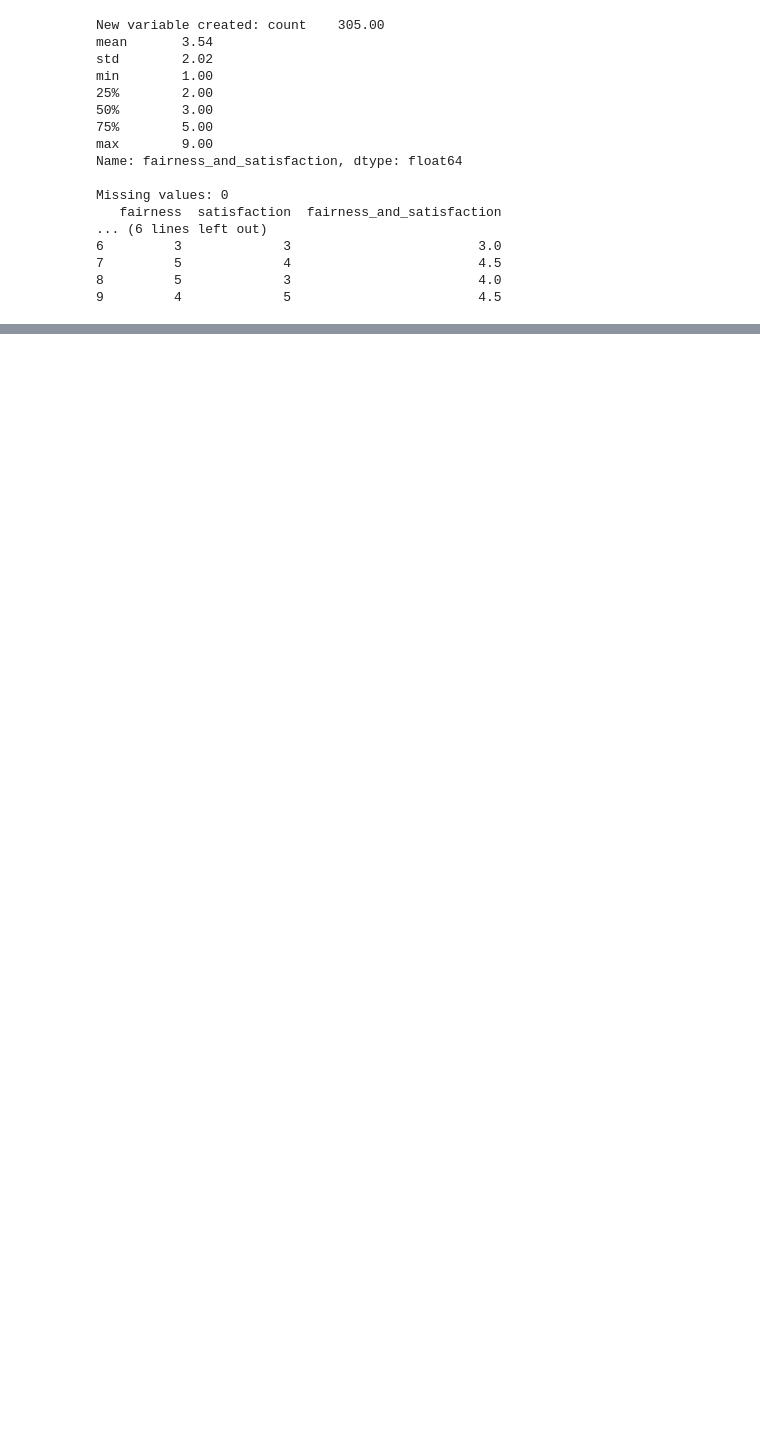
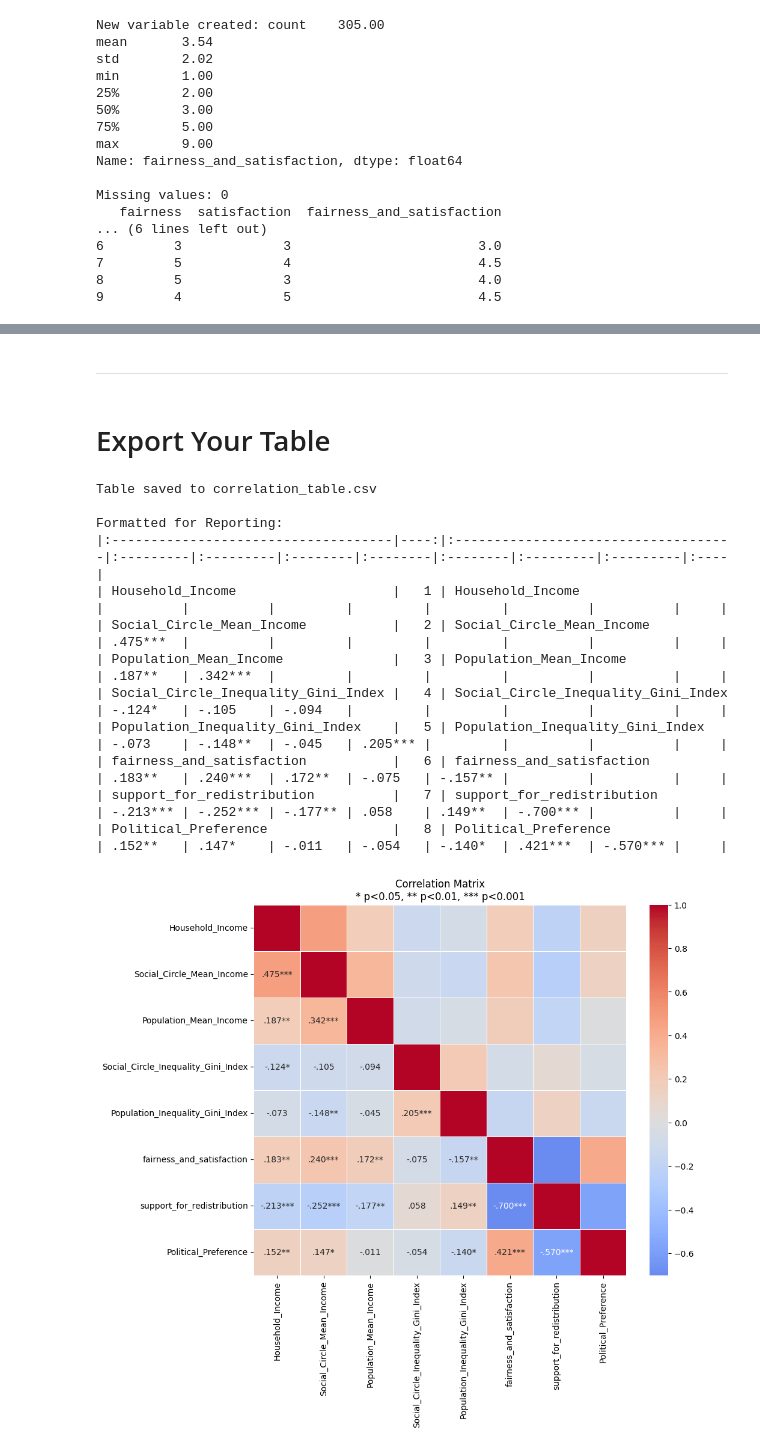
Before and after one commit to npisar/SI313-homework, a Jupyter notebook: correlation.ipynb, the cells around one changed output, grey strips where cells are left out. Drawn from its saved outputs; the diff is of its cells as text; code cells hidden in the pictures; blank space fills up the shorter version.

```diff
--- a/correlation.ipynb
+++ b/correlation.ipynb
@@ -178,0 +248,12 @@ Calculate descriptive statistics slide 27
+# %%
+# first check that au the variables are the right type
+print(df[key_vars].dtypes)
+
+# they weren't when I did this, so fix that
+df[key_vars] = df[key_vars].apply(pd.to_numeric, errors='coerce')
+
+# Calculate correlation matrix
+correlation_matrix = df[key_vars].corr(method='pearson')
+
+r_values = correlation_matrix
+print(r_values)
@@ -178,0 +384,41 @@ Calculate descriptive statistics slide 27
+# %% [markdown]
+---
+# %% [markdown]
+# Export Your Table
+# %%
+# Save to CSV for easy import into your write–up
+apa_table.to_csv('correlation_table.csv')
+print("Table saved to correlation_table.csv")
+
+# Or create a nicely formatted version for viewing
+print("\nFormatted for Reporting:")
+print(apa_table.to_markdown())
+
+report_df = apa_table.drop(columns=["#", "Variable"])
+
+# You can also create a visualization
+plt.figure(figsize=(10, 8))
+# We use the numeric r_results for the colors but the report_df (strings) for the annotations
+sns.heatmap(r_values,
+            annot=report_df,
+            fmt="",
+            cmap='coolwarm',
+            center=0,
+            linewidths=.5)
+
+plt.title("Correlation Matrix\n* p<0.05, ** p<0.01, *** p<0.001")
+plt.show()
+# %% [output]
+Table saved to correlation_table.csv
+
+Formatted for Reporting:
+|:------------------------------------|----:|:------------------------------------|:---------|:---------|:--------|:--------|:--------|:---------|:---------|:----|
+| Household_Income                    |   1 | Household_Income                    |          |          |         |         |         |          |          |     |
+| Social_Circle_Mean_Income           |   2 | Social_Circle_Mean_Income           | .475***  |          |         |         |         |          |          |     |
+| Population_Mean_Income              |   3 | Population_Mean_Income              | .187**   | .342***  |         |         |         |          |          |     |
+| Social_Circle_Inequality_Gini_Index |   4 | Social_Circle_Inequality_Gini_Index | -.124*   | -.105    | -.094   |         |         |          |          |     |
+| Population_Inequality_Gini_Index    |   5 | Population_Inequality_Gini_Index    | -.073    | -.148**  | -.045   | .205*** |         |          |          |     |
+| fairness_and_satisfaction           |   6 | fairness_and_satisfaction           | .183**   | .240***  | .172**  | -.075   | -.157** |          |          |     |
+| support_for_redistribution          |   7 | support_for_redistribution          | -.213*** | -.252*** | -.177** | .058    | .149**  | -.700*** |          |     |
+| Political_Preference                |   8 | Political_Preference                | .152**   | .147*    | -.011   | -.054   | -.140*  | .421***  | -.570*** |     |
+[figure, added]
```
Also changed, not shown: parts of 28 cells of this notebook, 1 other file.
